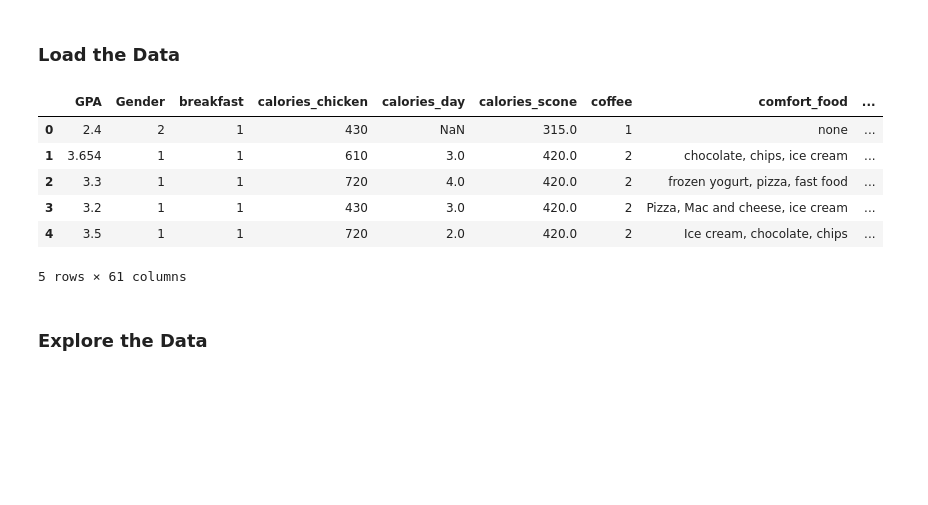
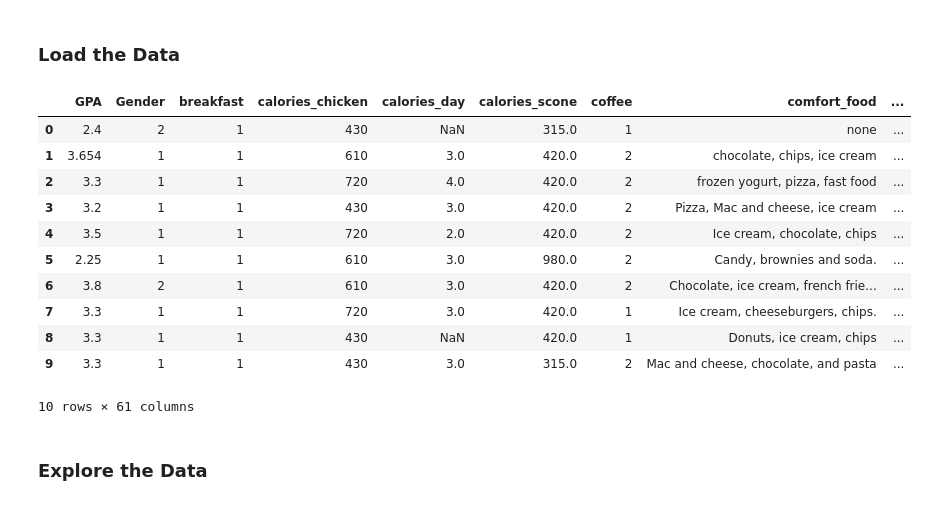
Before and after one commit to Mansur-Mahdee/2024-DS-Tue, a Jupyter notebook: Week-02-DS-Overview-and-Data/Exercise-MM.ipynb, the cells around one changed output. Saved outputs shown, nothing was run; the diff lists cells and outputs as text; code cells hidden in the pictures; blank space fills up the shorter version.

```diff
--- a/Week-02-DS-Overview-and-Data/Exercise-MM.ipynb
+++ b/Week-02-DS-Overview-and-Data/Exercise-MM.ipynb
@@ -26,18 +27,23 @@ Each one poses different challenges. But you’ll―of course―overcome them wi
 # %%
 # Load the Food choices data set into a variable (e.g., df_food).
 
 food_data_set_path = 'data/food_coded.csv'
 
 df_food = pd.read_csv(food_data_set_path)
-df_food.head()
+df_food.iloc[0:10]
 # %% [output]
 |  | GPA | Gender | breakfast | calories_chicken | calories_day | calories_scone | coffee | comfort_food | ... |
 | 0 | 2.4 | 2 | 1 | 430 | NaN | 315.0 | 1 | none | ... |
 | 1 | 3.654 | 1 | 1 | 610 | 3.0 | 420.0 | 2 | chocolate, chips, ice cream | ... |
 | 2 | 3.3 | 1 | 1 | 720 | 4.0 | 420.0 | 2 | frozen yogurt, pizza, fast food | ... |
 | 3 | 3.2 | 1 | 1 | 430 | 3.0 | 420.0 | 2 | Pizza, Mac and cheese, ice cream | ... |
 | 4 | 3.5 | 1 | 1 | 720 | 2.0 | 420.0 | 2 | Ice cream, chocolate, chips | ... |
+| 5 | 2.25 | 1 | 1 | 610 | 3.0 | 980.0 | 2 | Candy, brownies and soda. | ... |
+| 6 | 3.8 | 2 | 1 | 610 | 3.0 | 420.0 | 2 | Chocolate, ice cream, french frie... | ... |
+| 7 | 3.3 | 1 | 1 | 720 | 3.0 | 420.0 | 1 | Ice cream, cheeseburgers, chips. | ... |
+| 8 | 3.3 | 1 | 1 | 430 | NaN | 420.0 | 1 | Donuts, ice cream, chips | ... |
+| 9 | 3.3 | 1 | 1 | 430 | 3.0 | 315.0 | 2 | Mac and cheese, chocolate, and pasta | ... |
-5 rows × 61 columns
+10 rows × 61 columns
 # %% [markdown]
 ### Explore the Data
 # %% [markdown]
```
Also changed, not shown: parts of 32 cells of this notebook, 2 other files.
